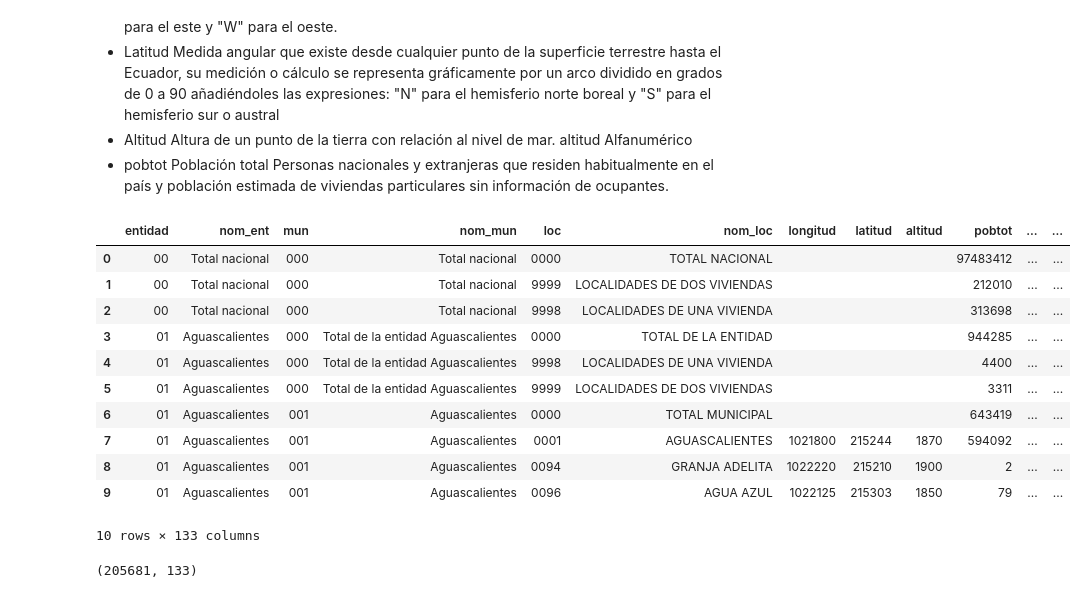
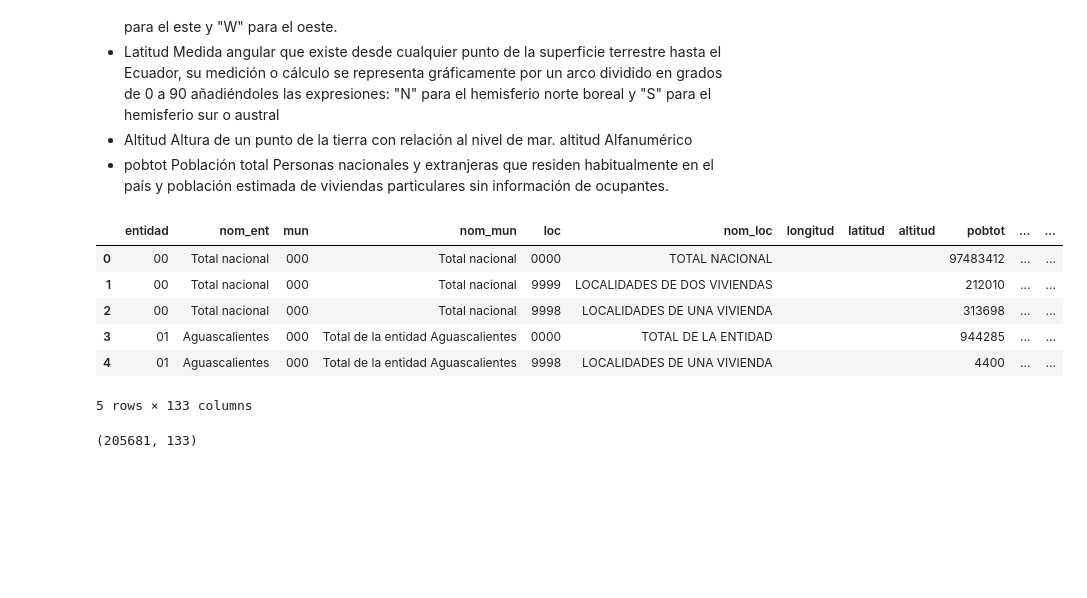
Before and after one commit to SrGitQ/geodata-analysis, a Jupyter notebook: exp/analysis.ipynb, the cells around one changed output. Drawn from its saved outputs; the diff is of its cells as text; code cells hidden in the pictures; blank space fills up the shorter version.

```diff
--- a/exp/analysis.ipynb
+++ b/exp/analysis.ipynb
@@ -119,22 +99,17 @@ Conjunto de indicadores de población y vivienda a nivel localidad de todo el pa
 - Altitud	Altura de un punto de la tierra con relación al nivel de mar.	altitud	Alfanumérico
 - pobtot 	Población total	Personas nacionales y extranjeras que residen habitualmente en el país y población estimada de viviendas particulares sin información de ocupantes.
 # %%
-datos2000 = gpd.read_file('cgpv2000.csv')
+datos2000 = gpd.read_file('cgpv2000.csv',encoding='utf-8')
 # %%
-datos2000.head(10)
+datos2000.head()
 # %% [output]
 |  | entidad | nom_ent | mun | nom_mun | loc | nom_loc | longitud | latitud | altitud | pobtot | ... | ... |
 | 0 | 00 | Total nacional | 000 | Total nacional | 0000 | TOTAL NACIONAL |  |  |  | 97483412 | ... | ... |
 | 1 | 00 | Total nacional | 000 | Total nacional | 9999 | LOCALIDADES DE DOS VIVIENDAS |  |  |  | 212010 | ... | ... |
 | 2 | 00 | Total nacional | 000 | Total nacional | 9998 | LOCALIDADES DE UNA VIVIENDA |  |  |  | 313698 | ... | ... |
 | 3 | 01 | Aguascalientes | 000 | Total de la entidad Aguascalientes | 0000 | TOTAL DE LA ENTIDAD |  |  |  | 944285 | ... | ... |
 | 4 | 01 | Aguascalientes | 000 | Total de la entidad Aguascalientes | 9998 | LOCALIDADES DE UNA VIVIENDA |  |  |  | 4400 | ... | ... |
-| 5 | 01 | Aguascalientes | 000 | Total de la entidad Aguascalientes | 9999 | LOCALIDADES DE DOS VIVIENDAS |  |  |  | 3311 | ... | ... |
-| 6 | 01 | Aguascalientes | 001 | Aguascalientes | 0000 | TOTAL MUNICIPAL |  |  |  | 643419 | ... | ... |
-| 7 | 01 | Aguascalientes | 001 | Aguascalientes | 0001 | AGUASCALIENTES | 1021800 | 215244 | 1870 | 594092 | ... | ... |
-| 8 | 01 | Aguascalientes | 001 | Aguascalientes | 0094 | GRANJA ADELITA | 1022220 | 215210 | 1900 | 2 | ... | ... |
-| 9 | 01 | Aguascalientes | 001 | Aguascalientes | 0096 | AGUA AZUL | 1022125 | 215303 | 1850 | 79 | ... | ... |
-10 rows × 133 columns
+5 rows × 133 columns
 # %%
 datos2000.shape
 # %% [output]
```
Also changed, not shown: parts of 80 cells of this notebook.
